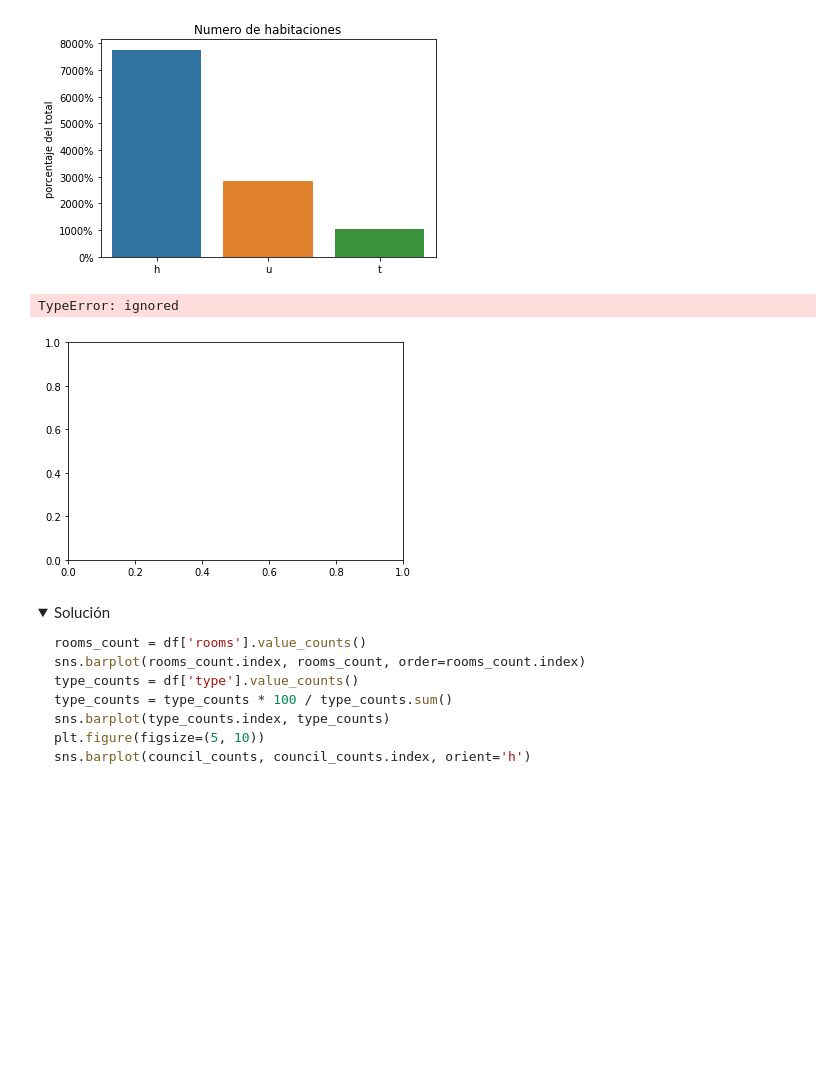
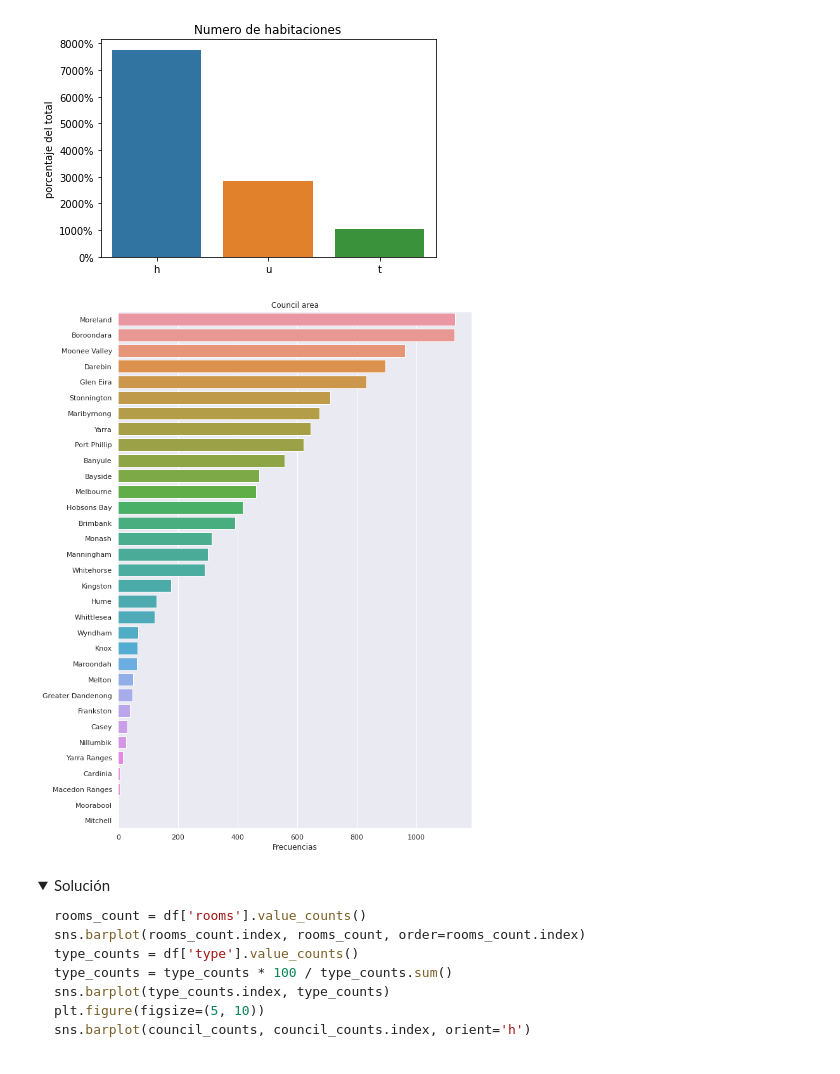
Before and after one commit to AngelicaDC/BEDUpython, a Jupyter notebook: Sesion-03/Reto-02graficas_de_barras.ipynb, the cells around one changed output. Saved outputs shown, nothing was run; the diff lists cells and outputs as text; code cells hidden in the pictures; folded sections open; blank space fills up the shorter version.

```diff
--- a/Sesion-03/Reto-02graficas_de_barras.ipynb
+++ b/Sesion-03/Reto-02graficas_de_barras.ipynb
@@ -80,13 +80,12 @@ ax.yaxis.set_major_formatter(mt.PercentFormatter());
 # %%
 count_council=df["council_area"].value_counts()
 # %%
-ax = sns.barplot(count_council, count_council.index, orient='h', height = 6)
+fig, ax = plt.subplots(figsize=(10,15))
+sns.barplot(count_council, count_council.index, orient='h',ax=ax)
 ax.set_title('Council area')
 ax.set(xlabel='Frecuencias');
-ax.figure(figsize=(15,8))
 # %% [output]
-TypeError: ignored
-[figure, old version]
+[figure, new version]
 # %% [markdown]
 <details><summary>Solución</summary>
 
```
Also changed, not shown: parts of 1 cell of this notebook.
